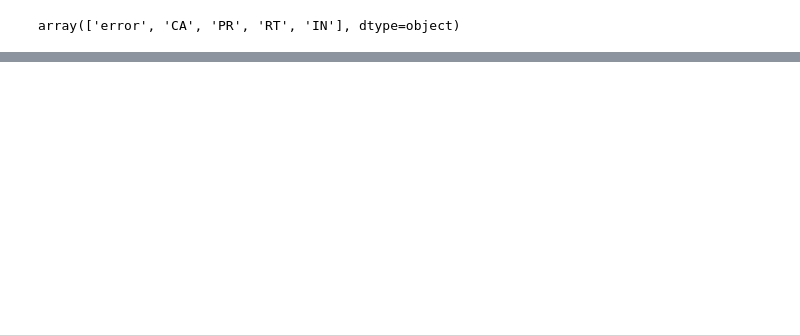
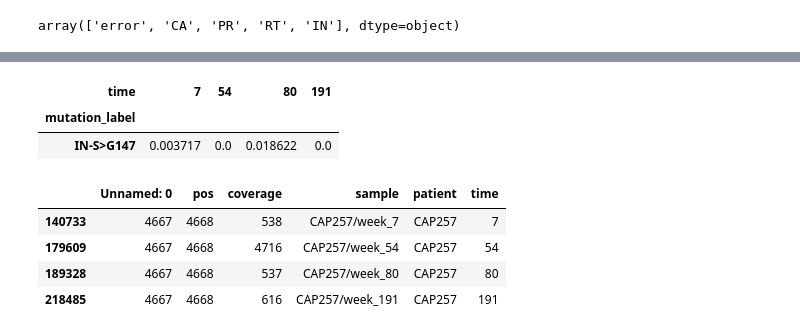
Before and after one commit to LaraFuhrmann/viloca_applications, a Jupyter notebook: hiv_clinical/workflow/notebooks/scan_for_drug_resistance_mutations.ipynb, the cells around one changed output, grey strips where cells are left out. Saved outputs shown, nothing was run; the diff lists cells and outputs as text; code cells hidden in the pictures; blank space fills up the shorter version.

```diff
--- a/hiv_clinical/workflow/notebooks/scan_for_drug_resistance_mutations.ipynb
+++ b/hiv_clinical/workflow/notebooks/scan_for_drug_resistance_mutations.ipynb
@@ -120,0 +184,16 @@ df_res[(df_res["aa"]==df_res["AltAA_f3"]) & (df_res["patient"]=="CAP188") ].sort
+# %%
+df_plot
+# %% [output]
+| time | 7 | 54 | 80 | 191 |
+| mutation_label |  |  |  |  |
+| IN-S>G147 | 0.003717 | 0.0 | 0.018622 | 0.0 |
+# %%
+df_coverage[(df_coverage['patient']==patient_id)
+            & (df_coverage['time'].isin([7,54,80,191]))
+            & (df_coverage['pos'].isin([4668]))]
+# %% [output]
+|  | Unnamed: 0 | pos | coverage | sample | patient | time |
+| 140733 | 4667 | 4668 | 538 | CAP257/week_7 | CAP257 | 7 |
+| 179609 | 4667 | 4668 | 4716 | CAP257/week_54 | CAP257 | 54 |
+| 189328 | 4667 | 4668 | 537 | CAP257/week_80 | CAP257 | 80 |
+| 218485 | 4667 | 4668 | 616 | CAP257/week_191 | CAP257 | 191 |
```
Also changed, not shown: parts of 12 cells of this notebook.
